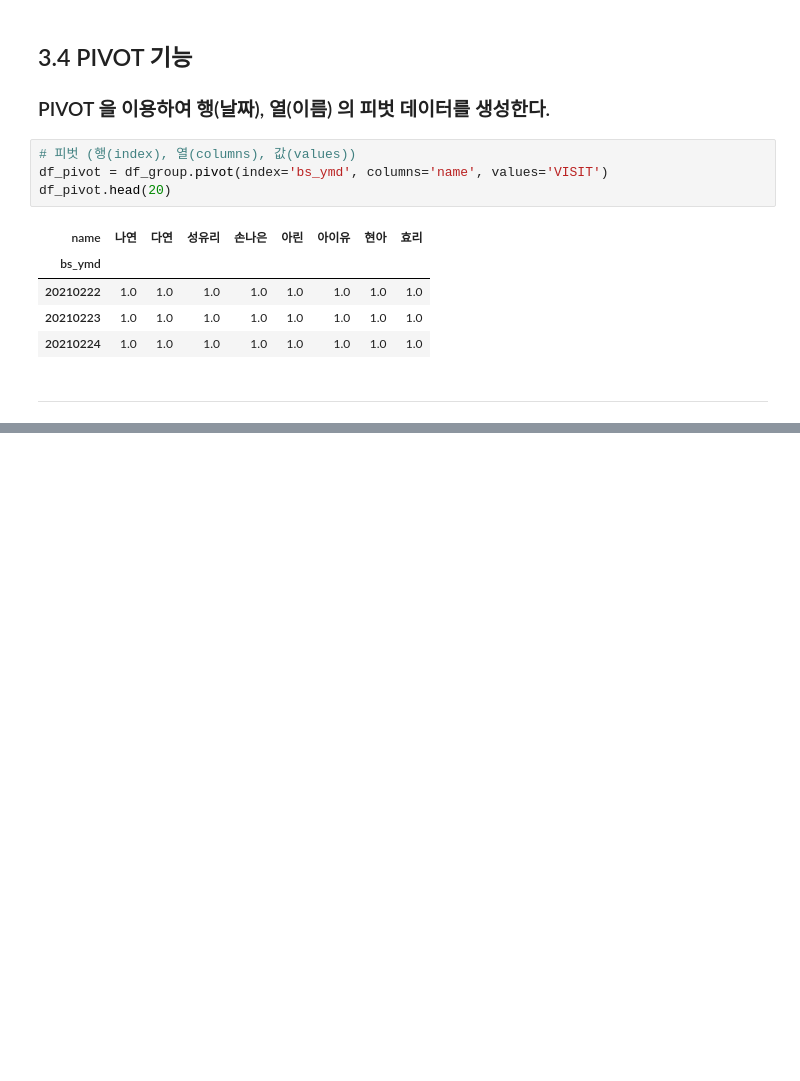
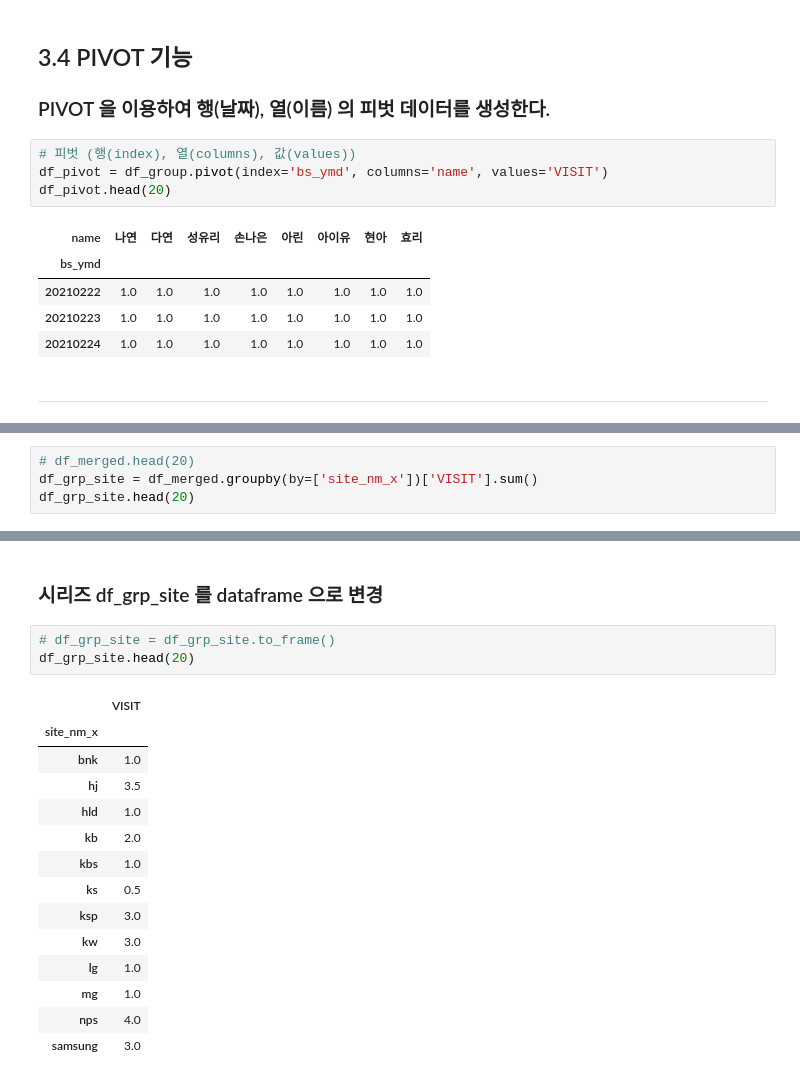
Before and after one commit to johyunkang/python-ml-guide, a Jupyter notebook: excel_pandas.ipynb, the cells around one changed output, grey strips where cells are left out. Cells and saved outputs as stored; diff of their text form; blank space fills up the shorter version.

```diff
--- a/excel_pandas.ipynb
+++ b/excel_pandas.ipynb
@@ -181,0 +185,4 @@ df_pivot.head(20)
+# %%
+# df_merged.head(20)
+df_grp_site = df_merged.groupby(by=['site_nm_x'])['VISIT'].sum()
+df_grp_site.head(20)
@@ -181,0 +204,20 @@ df_pivot.head(20)
+# %% [markdown]
+### 시리즈 df_grp_site 를 dataframe 으로 변경
+# %%
+# df_grp_site = df_grp_site.to_frame()
+df_grp_site.head(20)
+# %% [output]
+|  | VISIT |
+| site_nm_x |  |
+| bnk | 1.0 |
+| hj | 3.5 |
+| hld | 1.0 |
+| kb | 2.0 |
+| kbs | 1.0 |
+| ks | 0.5 |
+| ksp | 3.0 |
+| kw | 3.0 |
+| lg | 1.0 |
+| mg | 1.0 |
+| nps | 4.0 |
+| samsung | 3.0 |
```
Also changed, not shown: parts of 3 cells of this notebook.
